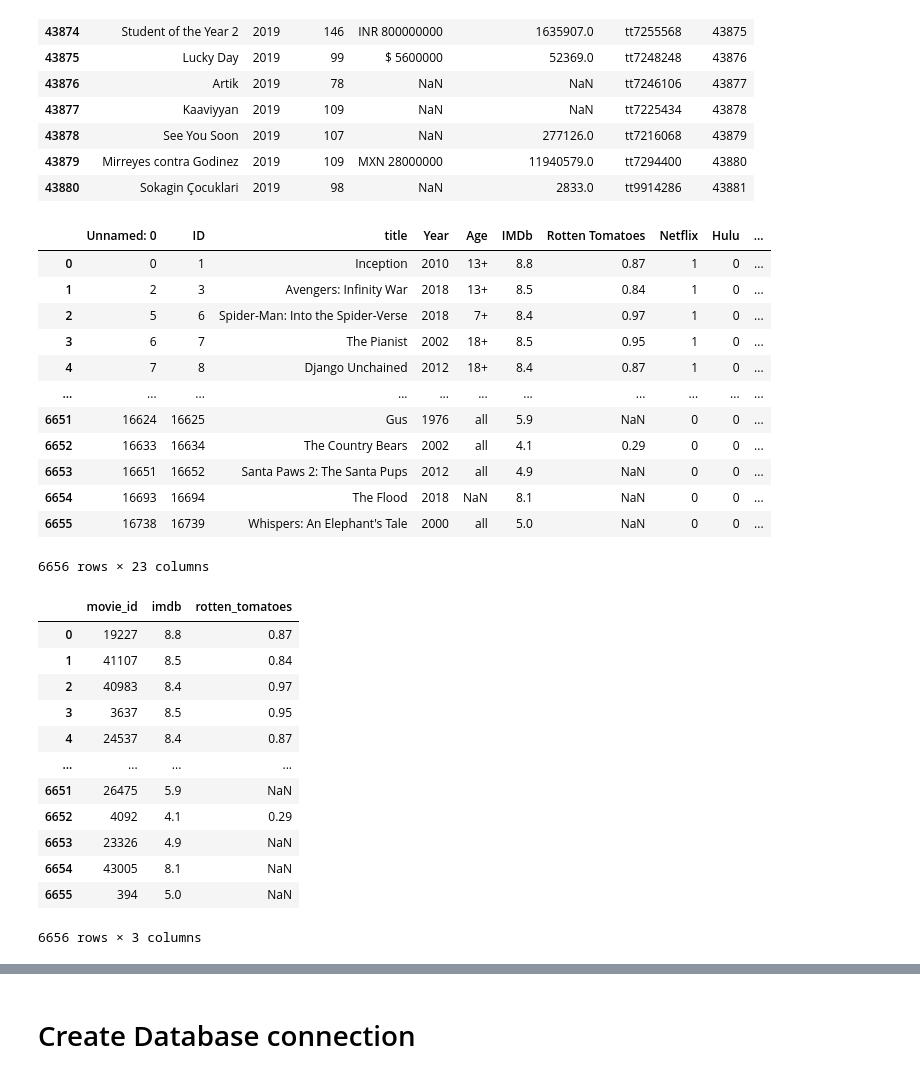
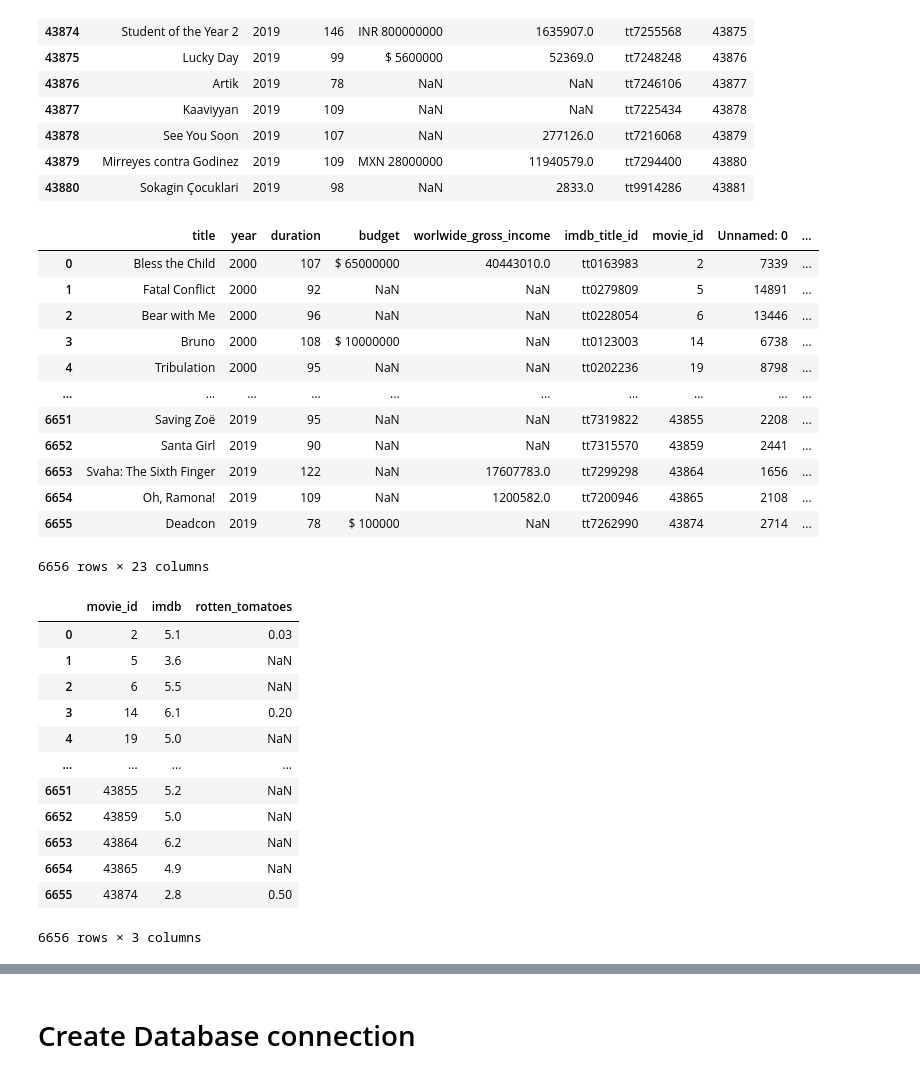
Before and after one commit to eriklockwood/team1_etl_project, a Jupyter notebook: country_language_rating.ipynb, the cells around one changed output, grey strips where cells are left out. Cells and saved outputs as stored; diff of their text form; code cells hidden in the pictures.

Commit message:
country_language_rating updated notebook. The notebook is now reading from original csv files

```diff
--- a/country_language_rating.ipynb
+++ b/country_language_rating.ipynb
@@ -473,3 +521,7 @@ rating_source_df.head()
 # %%
 #rename movie_title to title
 rating_source_df.rename(columns={"Title":"title"}, inplace = True)
+# %%
+#Removing "%" string from "Rotten Tomatoes" Column
+rating_source_df["Rotten Tomatoes"]= rating_source_df["Rotten Tomatoes"].str.replace('[^\d\.]', '').astype(float)
+rating_source_df
@@ -475,0 +542,4 @@ rating_source_df.rename(columns={"Title":"title"}, inplace = True)
+# %%
+#create a fraction for Rotten Tomatoes Column
+rating_source_df["Rotten Tomatoes"]= rating_source_df["Rotten Tomatoes"]/100
+rating_source_df
@@ -508,38 +599,38 @@ movie_table.tail(15)
 | 43880 | Sokagin Çocuklari | 2019 | 98 | NaN | 2833.0 | tt9914286 | 43881 |
 # %%
 # merge rating_source_df and movie_table
-rating_movie_merged = pd.merge(rating_source_df,movie_table, on="title")
+rating_movie_merged = pd.merge(movie_table, rating_source_df, on ="title")
 rating_movie_merged
 # %% [output]
-|  | Unnamed: 0 | ID | title | Year | Age | IMDb | Rotten Tomatoes | Netflix | Hulu | ... |
-| 0 | 0 | 1 | Inception | 2010 | 13+ | 8.8 | 0.87 | 1 | 0 | ... |
-| 1 | 2 | 3 | Avengers: Infinity War | 2018 | 13+ | 8.5 | 0.84 | 1 | 0 | ... |
-| 2 | 5 | 6 | Spider-Man: Into the Spider-Verse | 2018 | 7+ | 8.4 | 0.97 | 1 | 0 | ... |
-| 3 | 6 | 7 | The Pianist | 2002 | 18+ | 8.5 | 0.95 | 1 | 0 | ... |
-| 4 | 7 | 8 | Django Unchained | 2012 | 18+ | 8.4 | 0.87 | 1 | 0 | ... |
-| ... | ... | ... | ... | ... | ... | ... | ... | ... | ... | ... |
-| 6651 | 16624 | 16625 | Gus | 1976 | all | 5.9 | NaN | 0 | 0 | ... |
-| 6652 | 16633 | 16634 | The Country Bears | 2002 | all | 4.1 | 0.29 | 0 | 0 | ... |
-| 6653 | 16651 | 16652 | Santa Paws 2: The Santa Pups | 2012 | all | 4.9 | NaN | 0 | 0 | ... |
-| 6654 | 16693 | 16694 | The Flood | 2018 | NaN | 8.1 | NaN | 0 | 0 | ... |
-| 6655 | 16738 | 16739 | Whispers: An Elephant's Tale | 2000 | all | 5.0 | NaN | 0 | 0 | ... |
+|  | title | year | duration | budget | worlwide_gross_income | imdb_title_id | movie_id | Unnamed: 0 | ... |
+| 0 | Bless the Child | 2000 | 107 | $ 65000000 | 40443010.0 | tt0163983 | 2 | 7339 | ... |
+| 1 | Fatal Conflict | 2000 | 92 | NaN | NaN | tt0279809 | 5 | 14891 | ... |
+| 2 | Bear with Me | 2000 | 96 | NaN | NaN | tt0228054 | 6 | 13446 | ... |
+| 3 | Bruno | 2000 | 108 | $ 10000000 | NaN | tt0123003 | 14 | 6738 | ... |
+| 4 | Tribulation | 2000 | 95 | NaN | NaN | tt0202236 | 19 | 8798 | ... |
+| ... | ... | ... | ... | ... | ... | ... | ... | ... | ... |
+| 6651 | Saving Zoë | 2019 | 95 | NaN | NaN | tt7319822 | 43855 | 2208 | ... |
+| 6652 | Santa Girl | 2019 | 90 | NaN | NaN | tt7315570 | 43859 | 2441 | ... |
+| 6653 | Svaha: The Sixth Finger | 2019 | 122 | NaN | 17607783.0 | tt7299298 | 43864 | 1656 | ... |
+| 6654 | Oh, Ramona! | 2019 | 109 | NaN | 1200582.0 | tt7200946 | 43865 | 2108 | ... |
+| 6655 | Deadcon | 2019 | 78 | $ 100000 | NaN | tt7262990 | 43874 | 2714 | ... |
 6656 rows × 23 columns
 # %%
 #clean rating_movie_merged
-rating_table = rating_movie_merged[["movie_id","IMDb","Rotten Tomatoes",]].copy()
-rating_table.rename(columns={"IMDb":"imdb","Rotten Tomatoes":"rotten_tomatoes"}, inplace= True)
-rating_table
+rating_table_preview= rating_movie_merged[["movie_id","IMDb","Rotten Tomatoes",]].copy()
+rating_table_preview.rename(columns={"IMDb":"imdb","Rotten Tomatoes":"rotten_tomatoes"}, inplace= True)
+rating_table_preview
 # %% [output]
 |  | movie_id | imdb | rotten_tomatoes |
-| 0 | 19227 | 8.8 | 0.87 |
-| 1 | 41107 | 8.5 | 0.84 |
-| 2 | 40983 | 8.4 | 0.97 |
-| 3 | 3637 | 8.5 | 0.95 |
-| 4 | 24537 | 8.4 | 0.87 |
+| 0 | 2 | 5.1 | 0.03 |
+| 1 | 5 | 3.6 | NaN |
+| 2 | 6 | 5.5 | NaN |
+| 3 | 14 | 6.1 | 0.20 |
+| 4 | 19 | 5.0 | NaN |
 | ... | ... | ... | ... |
-| 6651 | 26475 | 5.9 | NaN |
-| 6652 | 4092 | 4.1 | 0.29 |
-| 6653 | 23326 | 4.9 | NaN |
-| 6654 | 43005 | 8.1 | NaN |
-| 6655 | 394 | 5.0 | NaN |
+| 6651 | 43855 | 5.2 | NaN |
+| 6652 | 43859 | 5.0 | NaN |
+| 6653 | 43864 | 6.2 | NaN |
+| 6654 | 43865 | 4.9 | NaN |
+| 6655 | 43874 | 2.8 | 0.50 |
 6656 rows × 3 columns
```
Also changed, not shown: parts of 18 cells of this notebook.
